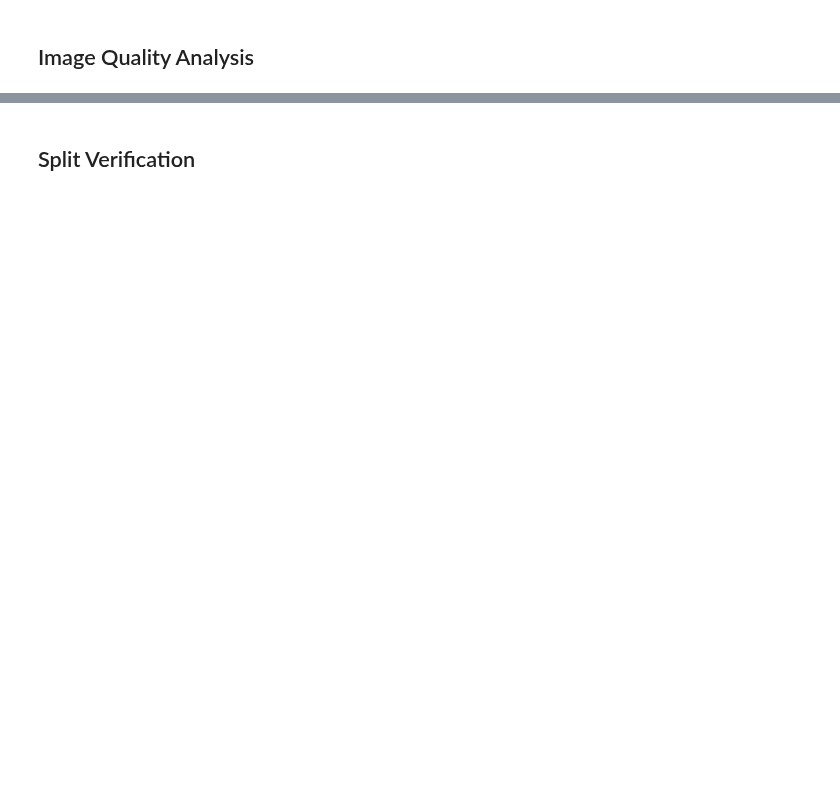
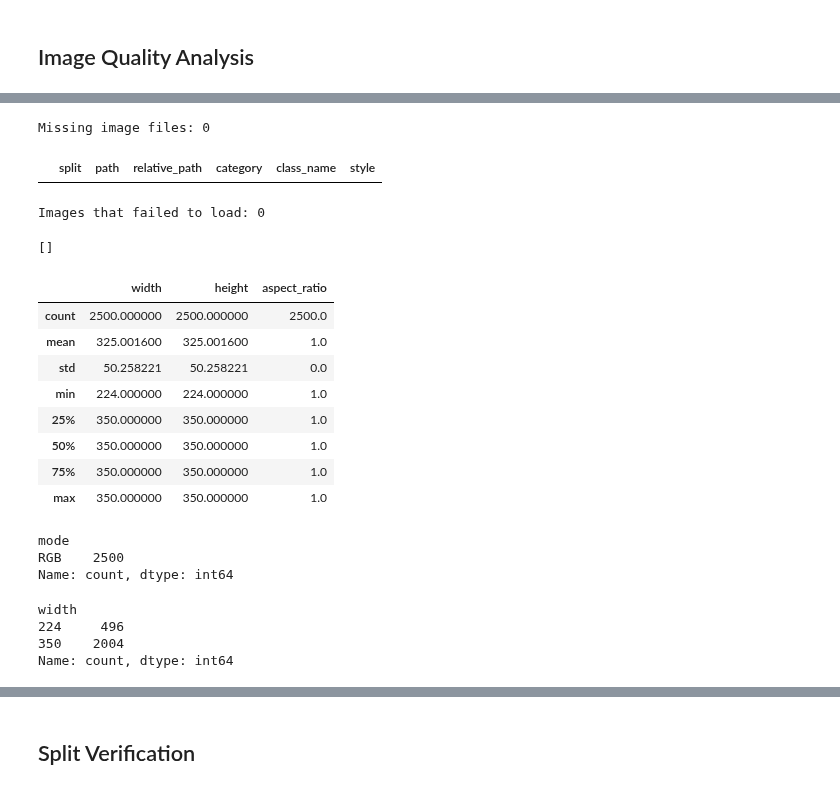
Before and after one commit to Vanya2307/Furniture-Sketch-Classifier, a Jupyter notebook: notebooks/01_data_exploration.ipynb, the cells around one changed output, grey strips where cells are left out. Drawn from its saved outputs; the diff is of its cells as text; code cells hidden in the pictures; blank space fills up the shorter version.

```diff
--- a/notebooks/01_data_exploration.ipynb
+++ b/notebooks/01_data_exploration.ipynb
@@ -103,0 +278,72 @@ Predefined train, validation, and test splits are used as provided, keeping the
+# %%
+missing_paths = df_proto[~df_proto["path"].apply(lambda p: p.exists())]
+
+print(f"Missing image files: {len(missing_paths)}")
+missing_paths.head()
+# %% [output]
+Missing image files: 0
+|  | split | path | relative_path | category | class_name | style |
+# %%
+failed_images = []
+
+for _, row in df_proto.iterrows():
+    img = utils.load_image(row["path"])
+    if img is None:
+        failed_images.append(row["relative_path"])
+
+print(f"Images that failed to load: {len(failed_images)}")
+failed_images[:10]
+# %% [output]
+Images that failed to load: 0
+[]
+# %%
+image_info = []
+
+for _, row in df_proto.iterrows():
+    try:
+        with Image.open(row["path"]) as img:
+            width, height = img.size
+            image_info.append({
+                "relative_path": row["relative_path"],
+                "category": row["category"],
+                "width": width,
+                "height": height,
+                "mode": img.mode,
+                "aspect_ratio": width / height
+            })
+    except Exception:
+        image_info.append({
+            "relative_path": row["relative_path"],
+            "category": row["category"],
+            "width": None,
+            "height": None,
+            "mode": None,
+            "aspect_ratio": None
+        })
+
+image_info_df = pd.DataFrame(image_info)
+
+image_info_df.describe()
+# %% [output]
+|  | width | height | aspect_ratio |
+| count | 2500.000000 | 2500.000000 | 2500.0 |
+| mean | 325.001600 | 325.001600 | 1.0 |
+| std | 50.258221 | 50.258221 | 0.0 |
+| min | 224.000000 | 224.000000 | 1.0 |
+| 25% | 350.000000 | 350.000000 | 1.0 |
+| 50% | 350.000000 | 350.000000 | 1.0 |
+| 75% | 350.000000 | 350.000000 | 1.0 |
+| max | 350.000000 | 350.000000 | 1.0 |
+# %%
+print(image_info_df["mode"].value_counts(dropna=False))
+# %% [output]
+mode
+RGB    2500
+Name: count, dtype: int64
+# %%
+print(image_info_df["width"].value_counts().sort_index())
+# %% [output]
+width
+224     496
+350    2004
+Name: count, dtype: int64
```
Also changed, not shown: parts of 22 cells of this notebook, 9 other files.
